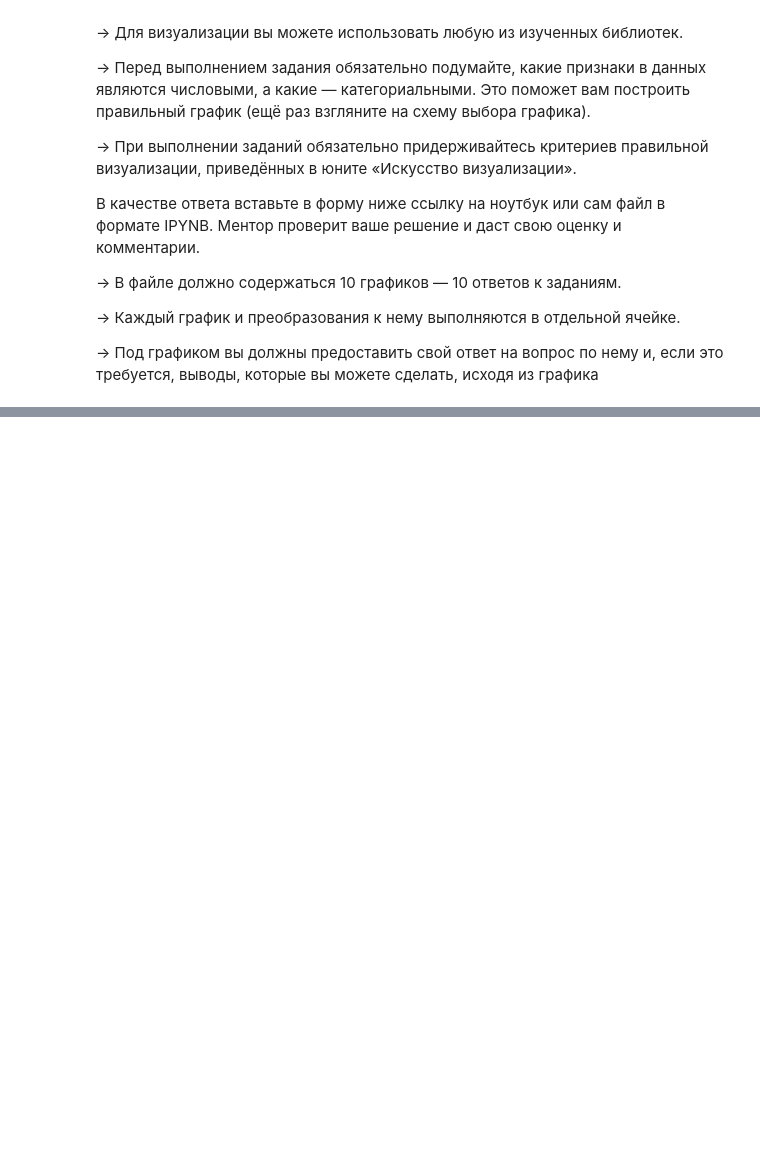
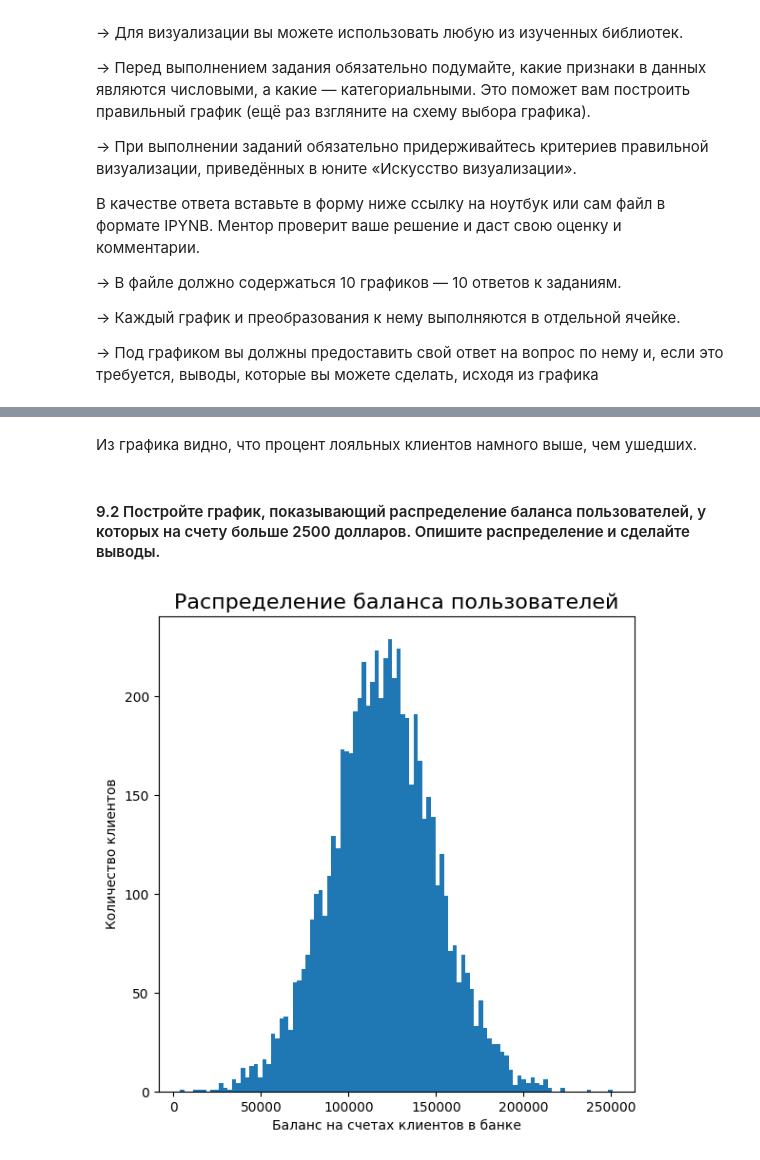
Before and after one commit to vokhmianin-da/sf_data_science, a Jupyter notebook: PYTHON-13. VISUALISATION/Practic.ipynb, the cells around one changed output, grey strips where cells are left out. Drawn from its saved outputs; the diff is of its cells as text; code cells hidden in the pictures; blank space fills up the shorter version.

```diff
--- a/PYTHON-13. VISUALISATION/Practic.ipynb
+++ b/PYTHON-13. VISUALISATION/Practic.ipynb
@@ -48,0 +72,15 @@ churn_data.head()
+# %% [markdown]
+Из графика видно, что процент лояльных клиентов намного выше, чем ушедших.
+# %% [markdown]
+#### 9.2 Постройте график, показывающий распределение баланса пользователей, у которых на счету больше 2500 долларов. Опишите распределение и сделайте выводы.
+# %%
+#display(churn_data_df['Balance'].head(15))
+mask = churn_data_df['Balance']>2500
+fig2 = plt.figure(figsize=(5, 5))
+ax2 = fig2.add_axes((0, 0, 1, 1))
+ax2.hist(churn_data_df[mask]['Balance'],bins=100);
+ax2.set_title('Распределение баланса пользователей', fontsize=16);
+ax2.set_xlabel('Баланс на счетах клиентов в банке');
+ax2.set_ylabel('Количество клиентов');
+# %% [output]
+[figure, added]
```
Also changed, not shown: parts of 10 cells of this notebook.
